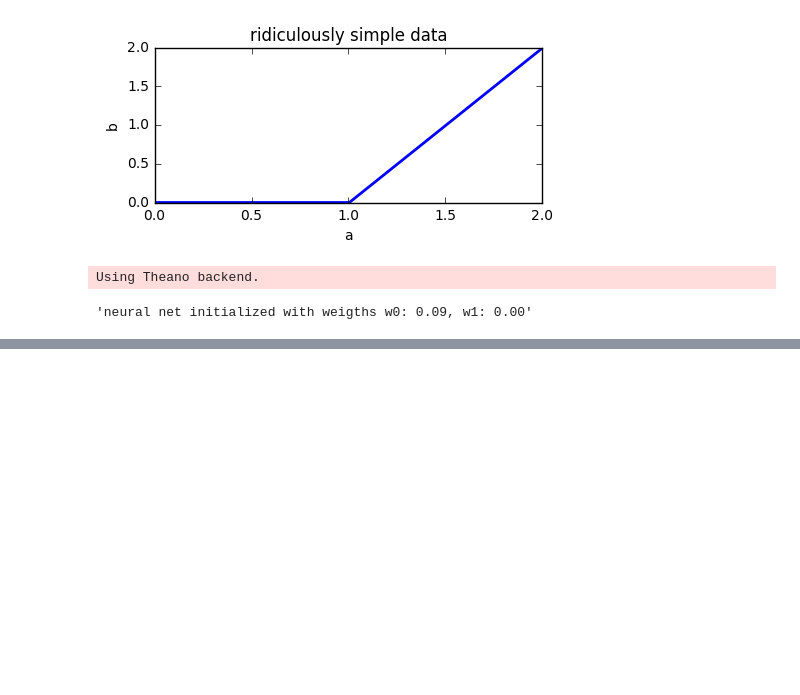
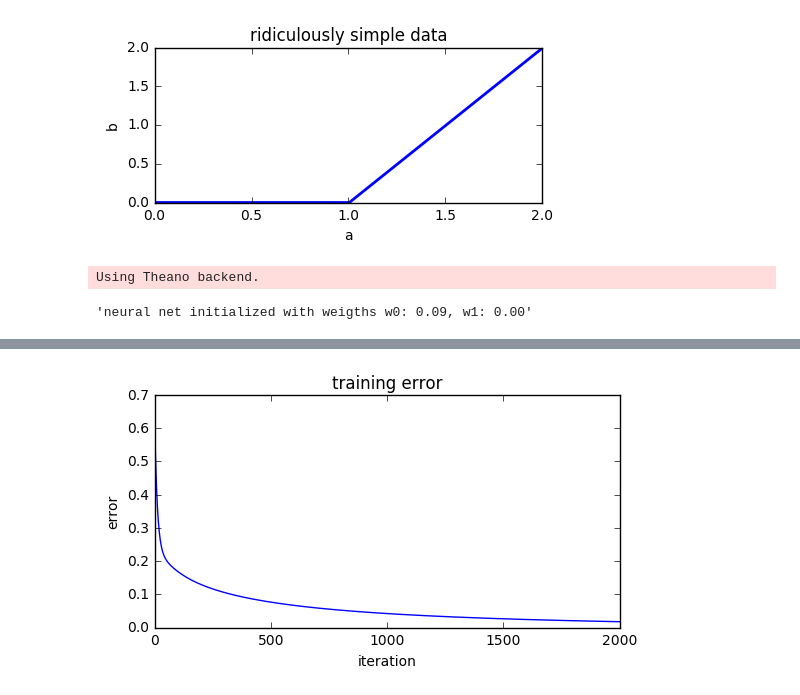
Before and after one commit to nowaxsky/Keras_single_neuron, a Jupyter notebook: First Steps with Neural Nets in Keras.ipynb, the cells around one changed output, grey strips where cells are left out. Saved outputs shown, nothing was run; the diff lists cells and outputs as text; code cells hidden in the pictures; blank space fills up the shorter version.

```diff
--- a/First Steps with Neural Nets in Keras.ipynb
+++ b/First Steps with Neural Nets in Keras.ipynb
@@ -48,0 +129,21 @@ Using Theano backend.
+# %%
+history = TrainingHistory()
+model = Sequential()
+model.add(Dense(output_dim=1, input_dim=1, init="normal"))
+model.add(Activation("relu"))
+model.compile(loss='mean_squared_error', optimizer='sgd')
+model.fit(X_train,
+          Y_train,
+          batch_size=200,
+          nb_epoch=2000,
+          verbose=0,
+          callbacks=[history])
+
+plt.figure(figsize=(6, 3))
+plt.plot(history.losses)
+plt.ylabel('error')
+plt.xlabel('iteration')
+plt.title('training error')
+plt.show()
+# %% [output]
+[figure, added]
```
Also changed, not shown: parts of 4 cells of this notebook.
